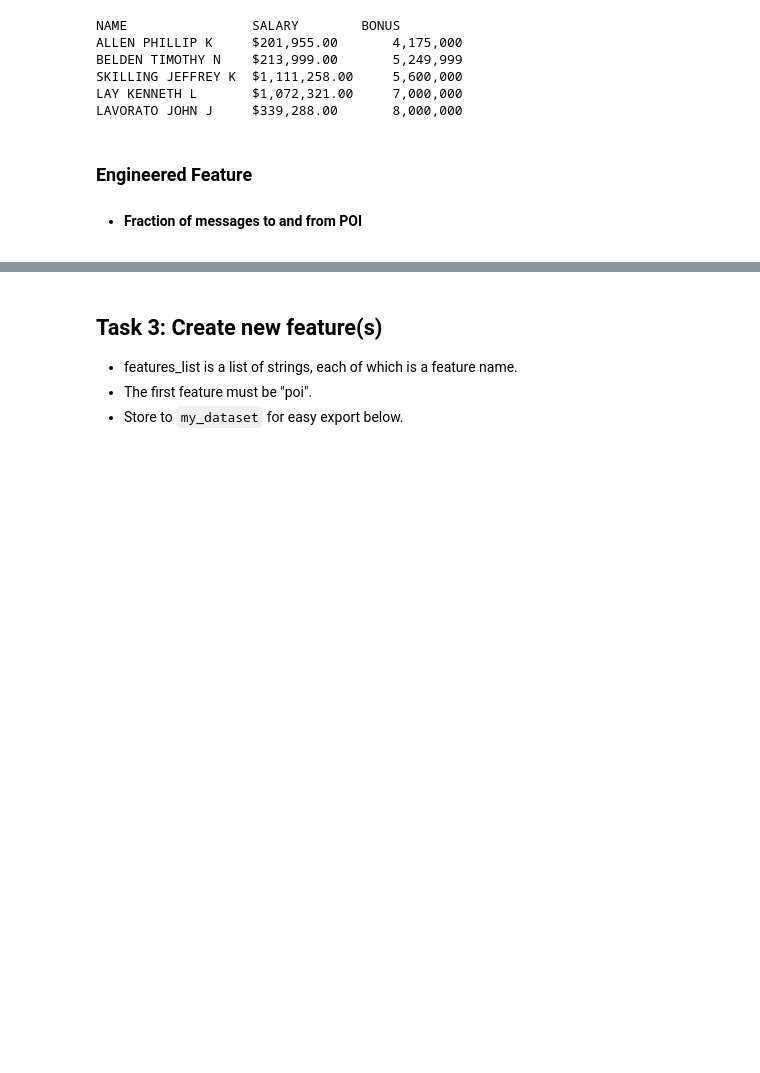
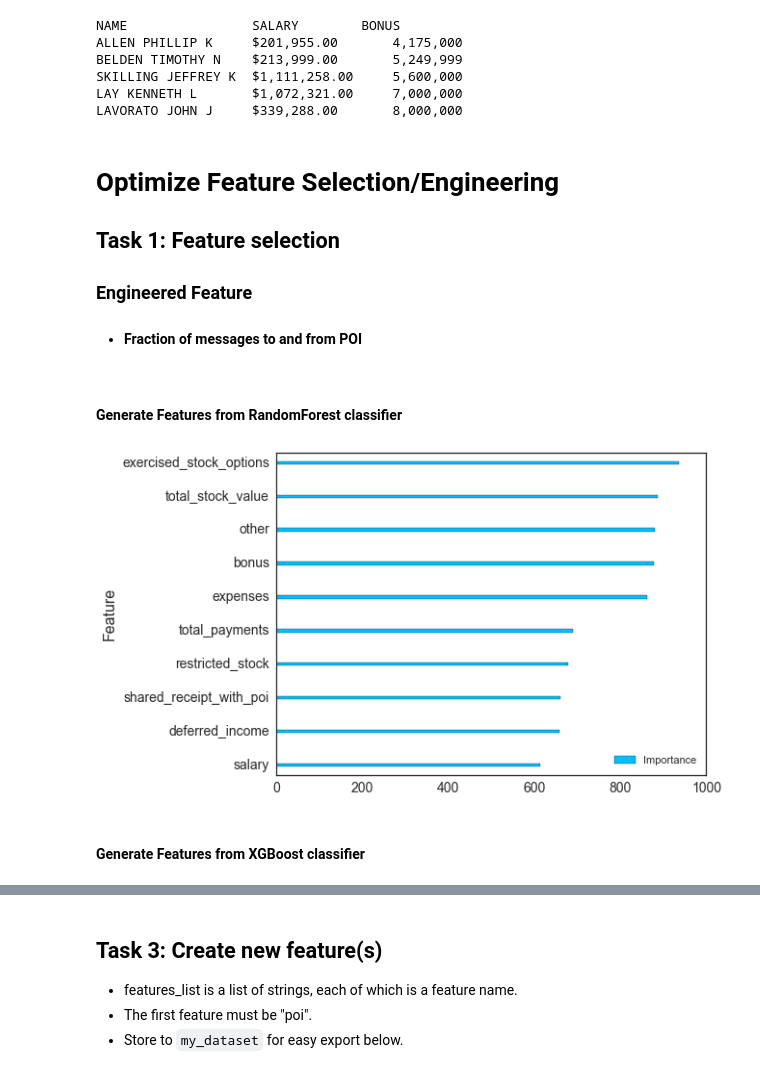
Before and after one commit to omoju/identifyFraudFromEnronEmail, a Jupyter notebook: IdentifyFraudFromEnronEmail.ipynb, the cells around one changed output, grey strips where cells are left out. Drawn from its saved outputs; the diff is of its cells as text; code cells hidden in the pictures; blank space fills up the shorter version.

Commit message:
feat: feature engineering in the identityfraudfromEnronEmail notebook

```diff
--- a/IdentifyFraudFromEnronEmail.ipynb
+++ b/IdentifyFraudFromEnronEmail.ipynb
@@ -427,5 +427,8 @@ SKILLING JEFFREY K  $1,111,258.00     5,600,000
 LAY KENNETH L       $1,072,321.00     7,000,000
 LAVORATO JOHN J     $339,288.00       8,000,000
 # %% [markdown]
+# Optimize Feature Selection/Engineering
+## Task 1: Feature selection
+
 ### Engineered Feature
 - #### Fraction of messages to and from POI
@@ -431,0 +454,24 @@ LAVORATO JOHN J     $339,288.00       8,000,000
+# %% [markdown]
+#### Generate Features from RandomForest classifier
+# %%
+from sklearn.ensemble import RandomForestClassifier
+
+n =1000
+topNFeatures = 10
+clf = RandomForestClassifier()
+theFeatures = getImportantFeatures(clf, data_dict, n, topNFeatures)
+
+importances = {}
+
+for item, score in theFeatures:
+    importances[item] = score
+
+w = 0.1
+
+importance_frame = pd.DataFrame({'Importance': list(importances.values()), 'Feature': list(importances.keys())})
+importance_frame.sort_values(by = 'Importance', inplace = True)
+ax =importance_frame.plot(kind = 'barh',  width=w, x = 'Feature', color = 'deepskyblue')
+# %% [output]
+[figure, added]
+# %% [markdown]
+#### Generate Features from XGBoost classifier
```
Also changed, not shown: parts of 17 cells of this notebook, 5 other files.
